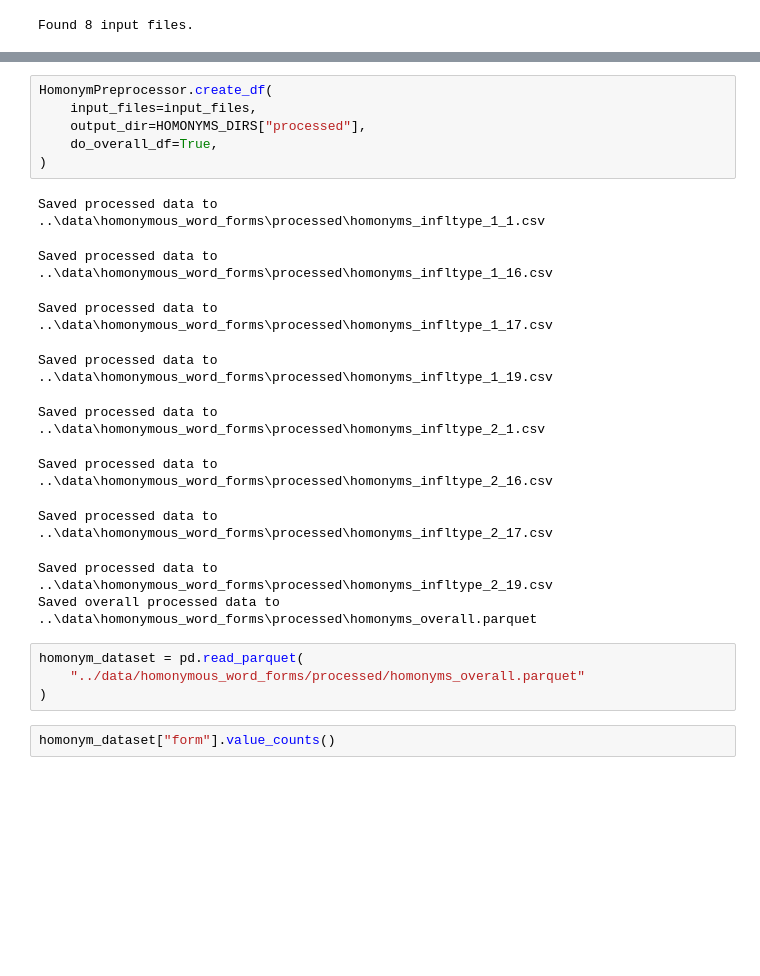
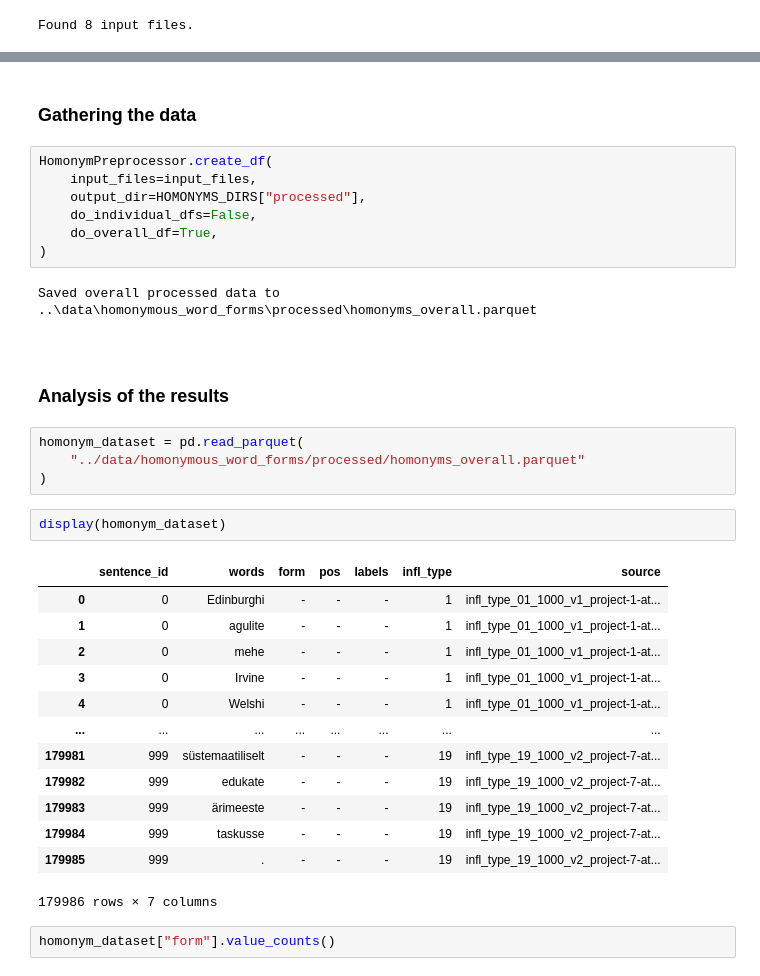
Before and after one commit to SanderSaska/EstNLTK_model_training, a Jupyter notebook: notebooks/data_preprocessing.ipynb, the cells around one changed output, grey strips where cells are left out. Drawn from its saved outputs; the diff is of its cells as text; blank space fills up the shorter version.

Commit message:
Homonym dataset preparation

```diff
--- a/notebooks/data_preprocessing.ipynb
+++ b/notebooks/data_preprocessing.ipynb
@@ -754,23 +759,38 @@ Found 8 input files.
+# %% [markdown]
+### Gathering the data
 # %%
 HomonymPreprocessor.create_df(
     input_files=input_files,
     output_dir=HOMONYMS_DIRS["processed"],
+    do_individual_dfs=False,
     do_overall_df=True,
 )
 # %% [output]
-Saved processed data to ..\data\homonymous_word_forms\processed\homonyms_infltype_1_1.csv
+Saved overall processed data to ..\data\homonymous_word_forms\processed\homonyms_overall.parquet
-Saved processed data to ..\data\homonymous_word_forms\processed\homonyms_infltype_1_16.csv
-Saved processed data to ..\data\homonymous_word_forms\processed\homonyms_infltype_1_17.csv
-Saved processed data to ..\data\homonymous_word_forms\processed\homonyms_infltype_1_19.csv
-Saved processed data to ..\data\homonymous_word_forms\processed\homonyms_infltype_2_1.csv
-Saved processed data to ..\data\homonymous_word_forms\processed\homonyms_infltype_2_16.csv
-Saved processed data to ..\data\homonymous_word_forms\processed\homonyms_infltype_2_17.csv
-Saved processed data to ..\data\homonymous_word_forms\processed\homonyms_infltype_2_19.csv
-Saved overall processed data to ..\data\homonymous_word_forms\processed\homonyms_overall.parquet
+# %% [markdown]
+<a id='analysis_of_the_results_3'></a>
+# %% [markdown]
+### Analysis of the results
 # %%
 homonym_dataset = pd.read_parquet(
     "../data/homonymous_word_forms/processed/homonyms_overall.parquet"
 )
+# %%
+display(homonym_dataset)
+# %% [output]
+|  | sentence_id | words | form | pos | labels | infl_type | source |
+| 0 | 0 | Edinburghi | - | - | - | 1 | infl_type_01_1000_v1_project-1-at... |
+| 1 | 0 | agulite | - | - | - | 1 | infl_type_01_1000_v1_project-1-at... |
+| 2 | 0 | mehe | - | - | - | 1 | infl_type_01_1000_v1_project-1-at... |
+| 3 | 0 | Irvine | - | - | - | 1 | infl_type_01_1000_v1_project-1-at... |
+| 4 | 0 | Welshi | - | - | - | 1 | infl_type_01_1000_v1_project-1-at... |
+| ... | ... | ... | ... | ... | ... | ... | ... |
+| 179981 | 999 | süstemaatiliselt | - | - | - | 19 | infl_type_19_1000_v2_project-7-at... |
+| 179982 | 999 | edukate | - | - | - | 19 | infl_type_19_1000_v2_project-7-at... |
+| 179983 | 999 | ärimeeste | - | - | - | 19 | infl_type_19_1000_v2_project-7-at... |
+| 179984 | 999 | taskusse | - | - | - | 19 | infl_type_19_1000_v2_project-7-at... |
+| 179985 | 999 | . | - | - | - | 19 | infl_type_19_1000_v2_project-7-at... |
+179986 rows × 7 columns
 # %%
 homonym_dataset["form"].value_counts()
 # %% [output]
```
Also changed, not shown: parts of 17 cells of this notebook.
